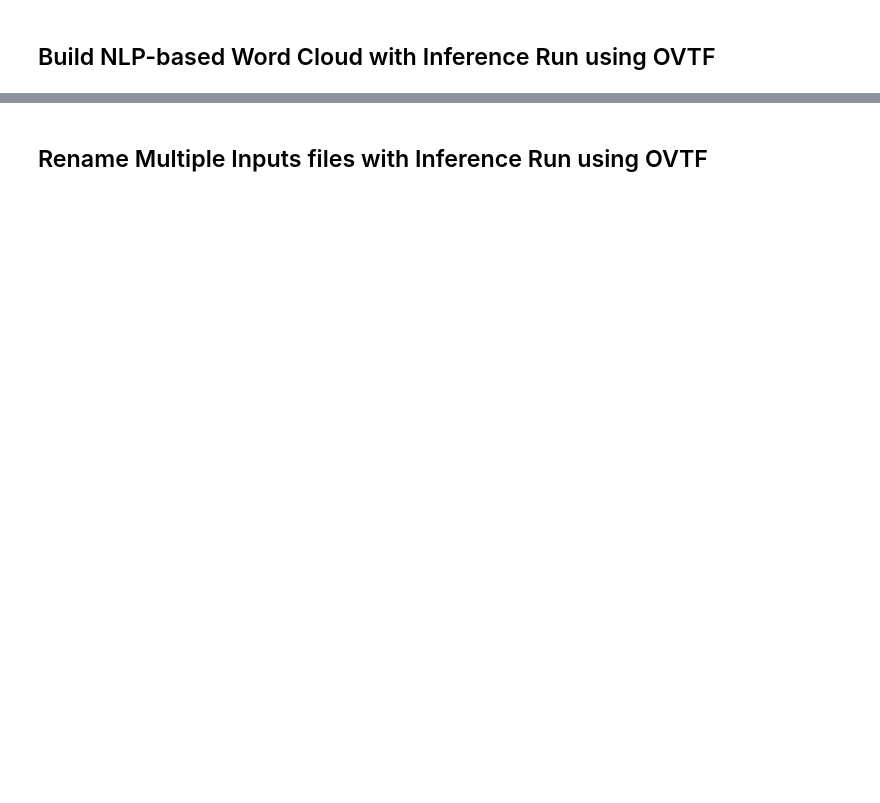
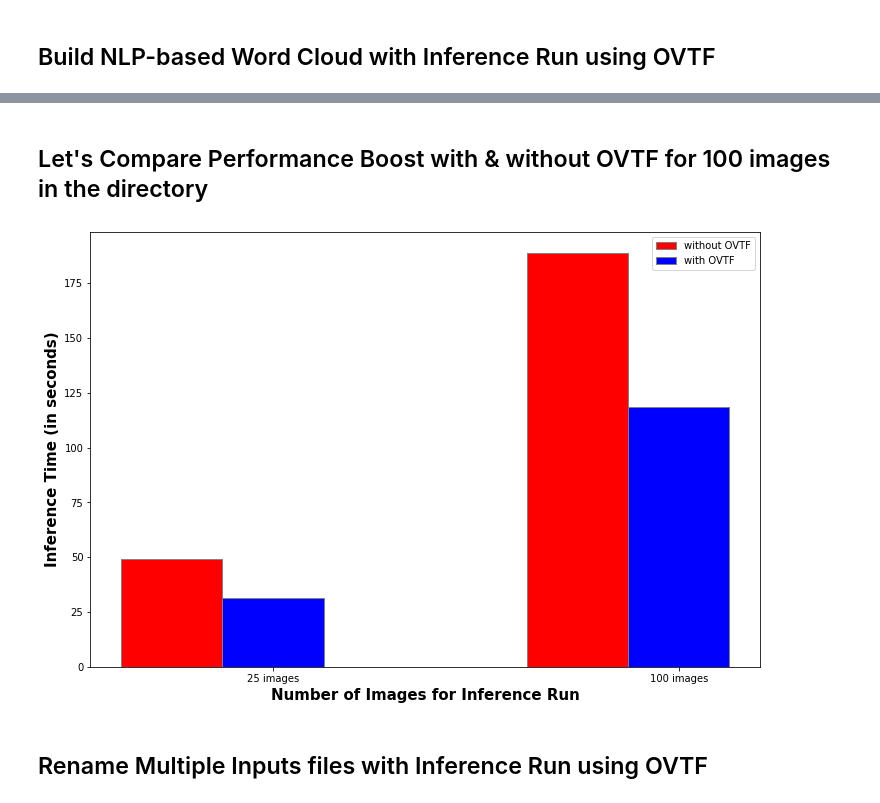
Before and after one commit to rageshhajela16/openvino_tensorflow, a Jupyter notebook: examples/notebooks/OpenVINO_TensorFlow_object_detection_with_wordcloud_filerename.ipynb, the cells around one changed output, grey strips where cells are left out. Drawn from its saved outputs; the diff is of its cells as text; code cells hidden in the pictures; blank space fills up the shorter version.

Commit message:
Added performance visualization and minor changes

```diff
--- a/examples/notebooks/OpenVINO_TensorFlow_object_detection_with_wordcloud_filerename.ipynb
+++ b/examples/notebooks/OpenVINO_TensorFlow_object_detection_with_wordcloud_filerename.ipynb
@@ -304,8 +307,8 @@ PREDICTION - END
 # %%
-ovtf.enable()
-label_classes = []
-directory = 'examples/data/mock_test_25/'
+ovtf.enable() ## Enabling OVTF
+directory = 'examples/mock_test_25/'
 infer_openvino_tensorflow(image_file=directory)
+multi_img_with_ovtf_elapsed_time = elapsed_time
 # %% [output]
 CREATE MODEL - BEGIN
 Model Loading...
@@ -326,0 +332,4 @@ Inference successfully completed on 25 images located in examples/data/mock_test
+# %%
+ovtf.disable() ## Disabling OVTF
+infer_openvino_tensorflow(image_file=directory)
+multi_img_without_ovtf_elapsed_time = elapsed_time
@@ -347,0 +387,5 @@ plt.show()
+# %%
+ovtf.enable() ## Enabling OVTF
+directory = 'examples/mock_test_100/'
+infer_openvino_tensorflow(image_file=directory)
+multi_imges_with_ovtf_elapsed_time = elapsed_time
@@ -347,0 +412,4 @@ plt.show()
+# %%
+ovtf.disable() ## Disabling OVTF
+infer_openvino_tensorflow(image_file=directory)
+multi_imges_without_ovtf_elapsed_time = elapsed_time
@@ -348,3 +442,34 @@ plt.show()
+# %% [markdown]
+## Let's Compare Performance Boost with & without OVTF for 100 images in the directory
+# %%
+# set width of bar
+barWidth = 0.25
+fig = plt.subplots(figsize =(12, 8))
+
+# set height of bar
+with_ovtf = [multi_img_with_ovtf_elapsed_time,multi_imges_with_ovtf_elapsed_time]
+without_ovtf = [multi_img_without_ovtf_elapsed_time, multi_imges_without_ovtf_elapsed_time]
+
+# Set position of bar on X axis
+br1 = np.arange(len(with_ovtf))
+br2 = [x + barWidth for x in br1]
+
+# Make the plot
+plt.bar(br1, without_ovtf, color ='r', width = barWidth,
+        edgecolor ='grey', label ='without OVTF')
+plt.bar(br2, with_ovtf, color ='b', width = barWidth,
+        edgecolor ='grey', label ='with OVTF')
+
+# Adding Xticks
+plt.xlabel('Number of Images for Inference Run', fontweight ='bold', fontsize = 15)
+plt.ylabel('Inference Time (in seconds)', fontweight ='bold', fontsize = 15)
+plt.xticks([r + barWidth for r in range(len(with_ovtf))],
+        ['25 images', '100 images'])
+
+plt.legend()
+plt.show()
+# %% [output]
+[figure, added]
 # %% [markdown]
 ## Rename Multiple Inputs files with Inference Run using OVTF
 # %%
```
Also changed, not shown: parts of 21 cells of this notebook.
